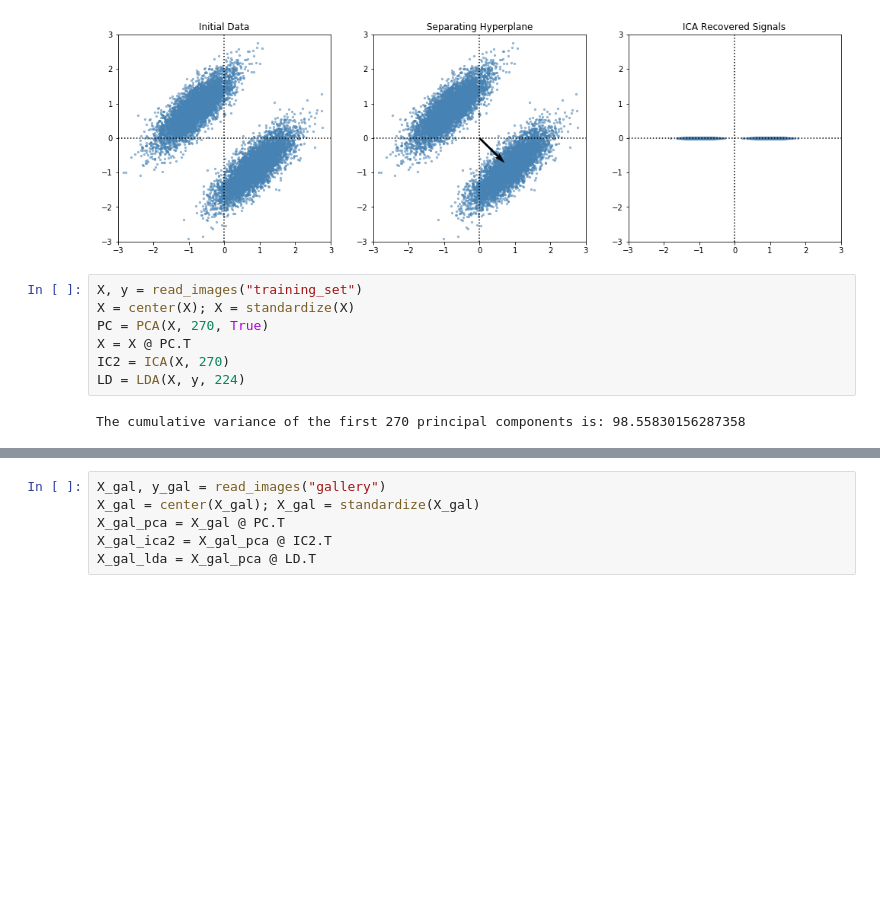
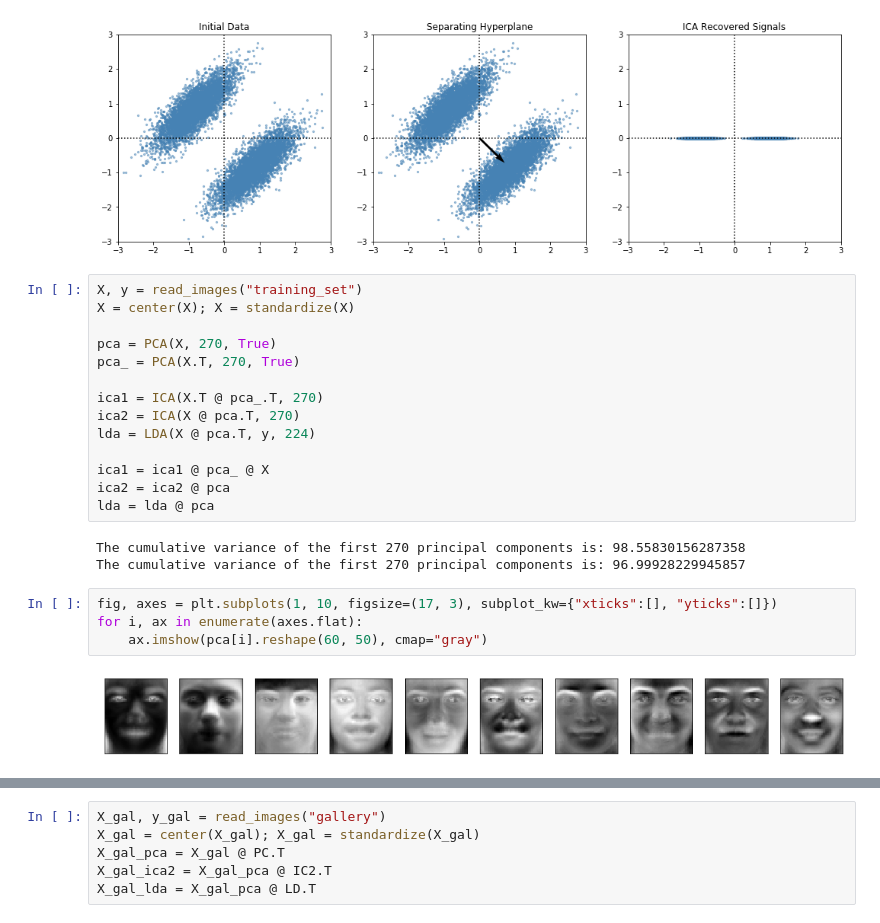
Before and after one commit to mideaconu/face-recognition, a Jupyter notebook: comparative-FERET-study.ipynb, the cells around one changed output, grey strips where cells are left out. Cells and saved outputs as stored; diff of their text form; blank space fills up the shorter version.

Commit message:
ICA1 + visualization

```diff
--- a/comparative-FERET-study.ipynb
+++ b/comparative-FERET-study.ipynb
@@ -205,9 +205,23 @@ test_LDA()
 # %%
 X, y = read_images("training_set")
 X = center(X); X = standardize(X)
-PC = PCA(X, 270, True)
-X = X @ PC.T
-IC2 = ICA(X, 270)
-LD = LDA(X, y, 224)
+
+pca = PCA(X, 270, True)
+pca_ = PCA(X.T, 270, True)
+
+ica1 = ICA(X.T @ pca_.T, 270)
+ica2 = ICA(X @ pca.T, 270)
+lda = LDA(X @ pca.T, y, 224)
+
+ica1 = ica1 @ pca_ @ X
+ica2 = ica2 @ pca
+lda = lda @ pca
 # %% [output]
 The cumulative variance of the first 270 principal components is: 98.55830156287358
+The cumulative variance of the first 270 principal components is: 96.99928229945857
+# %%
+fig, axes = plt.subplots(1, 10, figsize=(17, 3), subplot_kw={"xticks":[], "yticks":[]})
+for i, ax in enumerate(axes.flat):
+    ax.imshow(pca[i].reshape(60, 50), cmap="gray")
+# %% [output]
+[figure, added]
```
Also changed, not shown: parts of 3 cells of this notebook.
